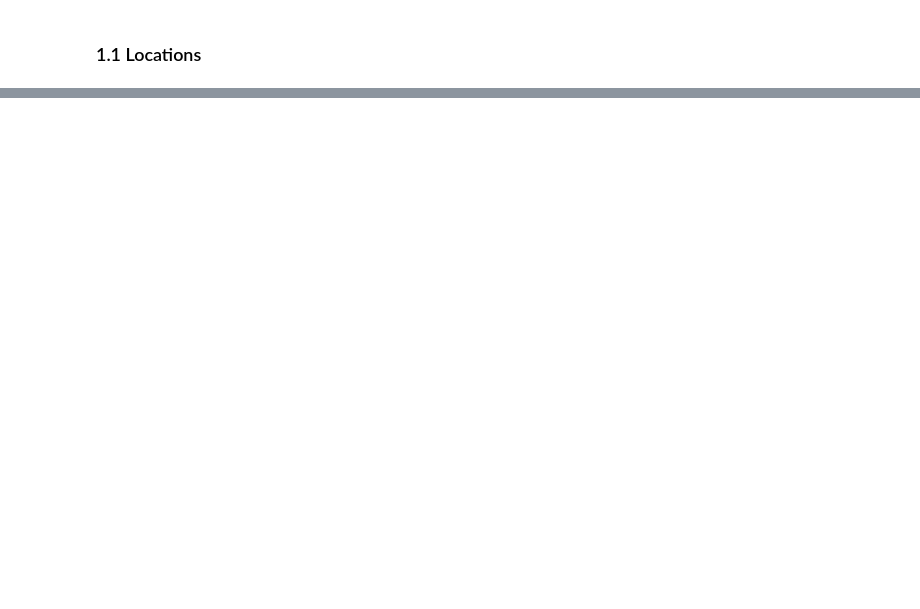
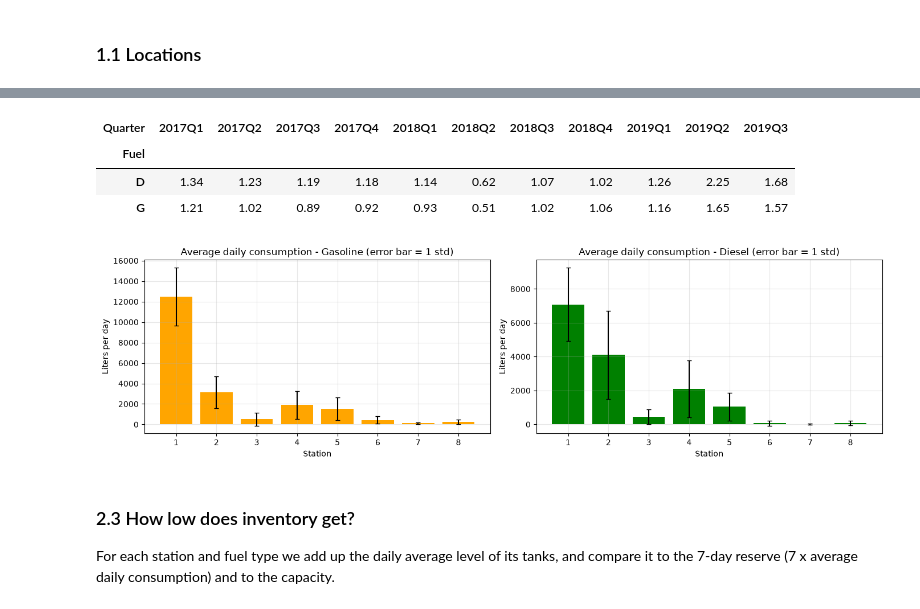
Before and after one commit to Steven95923/BombmanPython, a Jupyter notebook: Fuel_Inventory_Analysis.ipynb, the cells around one changed output, grey strips where cells are left out. Cells and saved outputs as stored; diff of their text form; code cells hidden in the pictures; blank space fills up the shorter version.

```diff
--- a/Fuel_Inventory_Analysis.ipynb
+++ b/Fuel_Inventory_Analysis.ipynb
@@ -1700,0 +523,4 @@ Summary by station and fuel type – observed period 2017-01-02 to 2019-08-15 (9
+# %%
+consumption = daily[daily["complete"]].groupby(["Station", "Fuel"])["sold"].agg(
+    avg_daily="mean", std_daily="std", p95_daily=lambda x: x.quantile(0.95), max_daily="max", complete_days="count").round(0)
+consumption
@@ -1700,0 +579,27 @@ Summary by station and fuel type – observed period 2017-01-02 to 2019-08-15 (9
+# %%
+quarterly = daily.groupby(["Fuel", pd.Grouper(key="Date", freq="QS")])["delivered"].sum().rename("gauge").reset_index()
+inv_q = invoices.groupby(["Fuel Type", pd.Grouper(key="Date", freq="QS")])["Liters"].sum().rename("invoiced").reset_index()
+inv_q = inv_q.rename(columns={"Fuel Type": "Fuel"})
+quarterly = quarterly.merge(inv_q, on=["Fuel", "Date"])
+quarterly["gauge / invoiced"] = (quarterly["gauge"] / quarterly["invoiced"]).round(2)
+quarterly["Quarter"] = quarterly["Date"].dt.to_period("Q").astype(str)
+quarterly.pivot(index="Fuel", columns="Quarter", values="gauge / invoiced")
+# %% [output]
+| Quarter | 2017Q1 | 2017Q2 | 2017Q3 | 2017Q4 | 2018Q1 | 2018Q2 | 2018Q3 | 2018Q4 | 2019Q1 | 2019Q2 | 2019Q3 |
+| Fuel |  |  |  |  |  |  |  |  |  |  |  |
+| D | 1.34 | 1.23 | 1.19 | 1.18 | 1.14 | 0.62 | 1.07 | 1.02 | 1.26 | 2.25 | 1.68 |
+| G | 1.21 | 1.02 | 0.89 | 0.92 | 0.93 | 0.51 | 1.02 | 1.06 | 1.16 | 1.65 | 1.57 |
+# %%
+fig, axes = plt.subplots(1, 2, figsize=(14, 4))
+for ax, fuel, color in [(axes[0], "G", "orange"), (axes[1], "D", "green")]:
+    d = consumption.xs(fuel, level="Fuel")
+    ax.bar(d.index.astype(str), d["avg_daily"], yerr=d["std_daily"], capsize=3, color=color)
+    ax.set_title("Average daily consumption - " + ("Gasoline" if fuel == "G" else "Diesel") + " (error bar = 1 std)")
+    ax.set_xlabel("Station"); ax.set_ylabel("Liters per day"); ax.grid(alpha=0.3)
+plt.tight_layout(); plt.show()
+# %% [output]
+[figure, added]
+# %% [markdown]
+### 2.3 How low does inventory get?
+
+For each station and fuel type we add up the daily average level of its tanks, and compare it to the 7-day reserve (7 x average daily consumption) and to the capacity.
```
Also changed, not shown: parts of 144 cells of this notebook, 2 other files.
